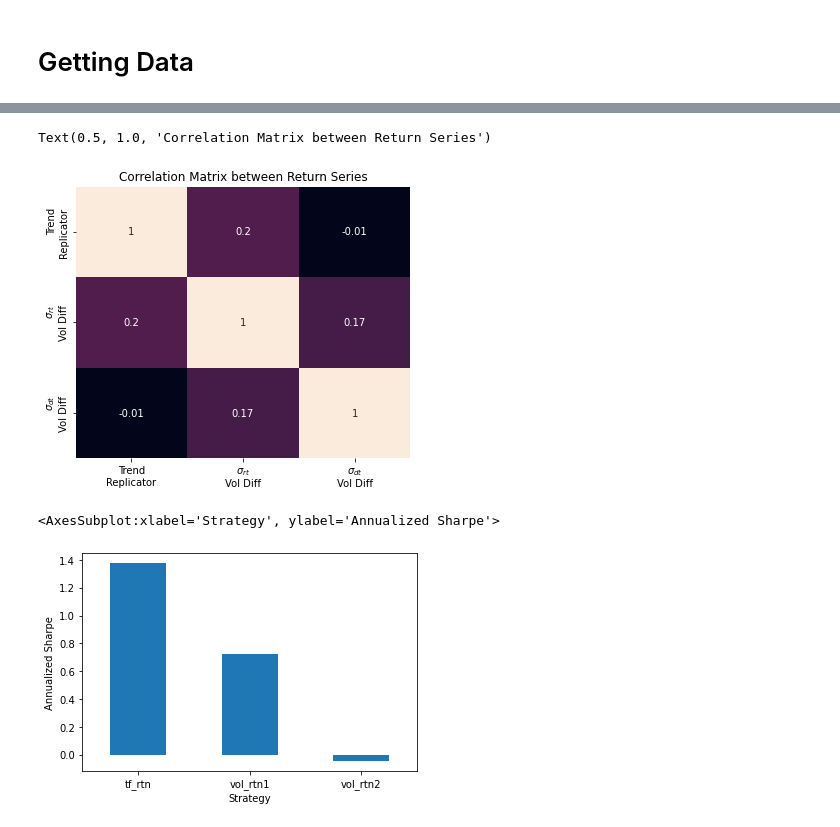
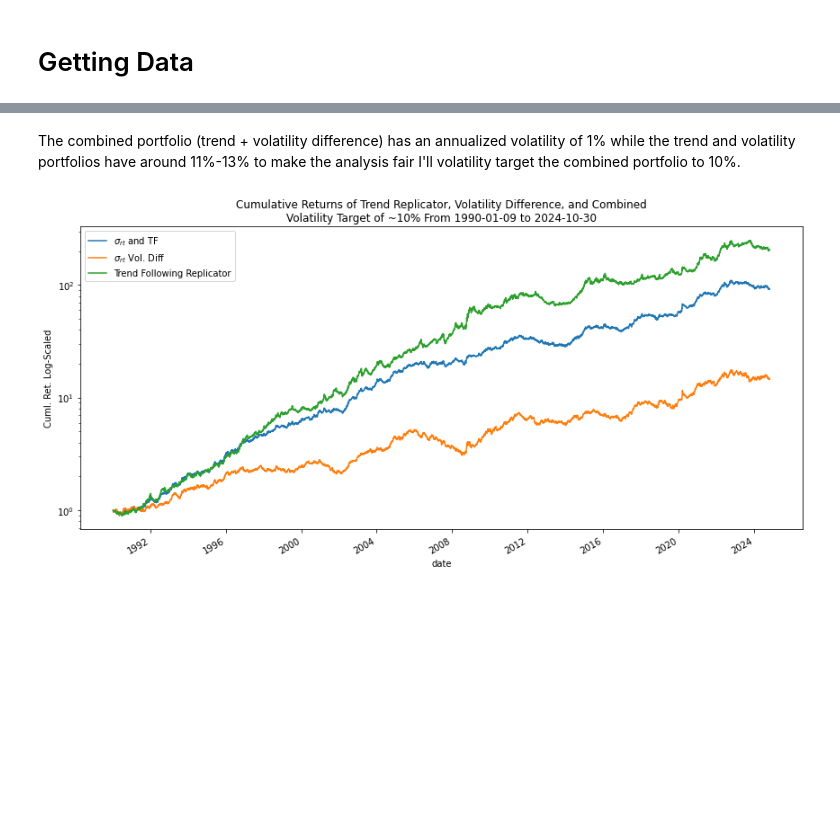
Before and after one commit to diegodalvarez/TrendConvexity, a Jupyter notebook: notebooks/3TrendVolatilityReplication.ipynb, the cells around one changed output, grey strips where cells are left out. Saved outputs shown, nothing was run; the diff lists cells and outputs as text; code cells hidden in the pictures; blank space fills up the shorter version.

```diff
--- a/notebooks/3TrendVolatilityReplication.ipynb
+++ b/notebooks/3TrendVolatilityReplication.ipynb
@@ -97,27 +160,34 @@ df_corr = (df_combined.rename(columns = {
-# %%
-fig, axes = plt.subplots(figsize = (6,5))
-
-(sns.heatmap(
-    ax    = axes,
-    data  = df_corr,
-    annot = True,
-    cbar  = False))
-
-axes.set_title("Correlation Matrix between Return Series")
-# %% [output]
-Text(0.5, 1.0, 'Correlation Matrix between Return Series')
-[figure, removed]
-# %%
-(df_combined.agg(
-    lambda x: x.mean() / x.std() * np.sqrt(252)).
-    to_frame(name = "sharpe").
-    plot(
-        kind   = "bar",
-        xlabel = "Strategy",
-        ylabel = "Annualized Sharpe",
-        rot    = 0,
-        title  = "",
-        legend = False))
-# %% [output]
-<AxesSubplot:xlabel='Strategy', ylabel='Annualized Sharpe'>
-[figure, removed]
+# %%
+df_port_wider_tmp = (df_port_rtn.query(
+    "signal != 'dt_vol'").
+    pivot(index = "date", columns = "signal", values = "port_rtn"))
+# %%
+df_combined = (df_master.dropna().query(
+    "date != date.min()").
+    rename(columns = {"port": "combined"}).
+    merge(right = df_port_wider_tmp, how = "inner", on = ["date"]))
+# %% [markdown]
+The combined portfolio (trend + volatility difference) has an annualized volatility of 1% while the trend and volatility portfolios have around 11%-13% to make the analysis fair I'll volatility target the combined portfolio to 10%.
+# %%
+df_plot = (df_combined.assign(
+    combined = lambda x: x.combined * (0.1 / (x.combined.ewm(span = 100, adjust = False).std() * np.sqrt(252)))))
+
+renamer = {
+        "trend" : "Trend Following Replicator",
+        "rt_vol": r"$\sigma_{rt}$" + " Vol. Diff",
+        "combined": r"$\sigma_{rt}$" + " and TF"}
+
+(df_plot.apply(
+    lambda x: np.cumprod(1 + x)).
+    rename(columns = renamer).
+    plot(
+        figsize = (12,6),
+        logy    = True,
+        ylabel  = "Cuml. Ret. Log-Scaled",
+        title   = "Cumulative Returns of Trend Replicator, Volatility Difference, and Combined\nVolatility Target of ~10% From {} to {}".format(
+            df_plot.index.min().date(),
+            df_plot.index.max().date())))
+
+plt.tight_layout()
+# %% [output]
+[figure, added]
```
Also changed, not shown: parts of 29 cells of this notebook.
